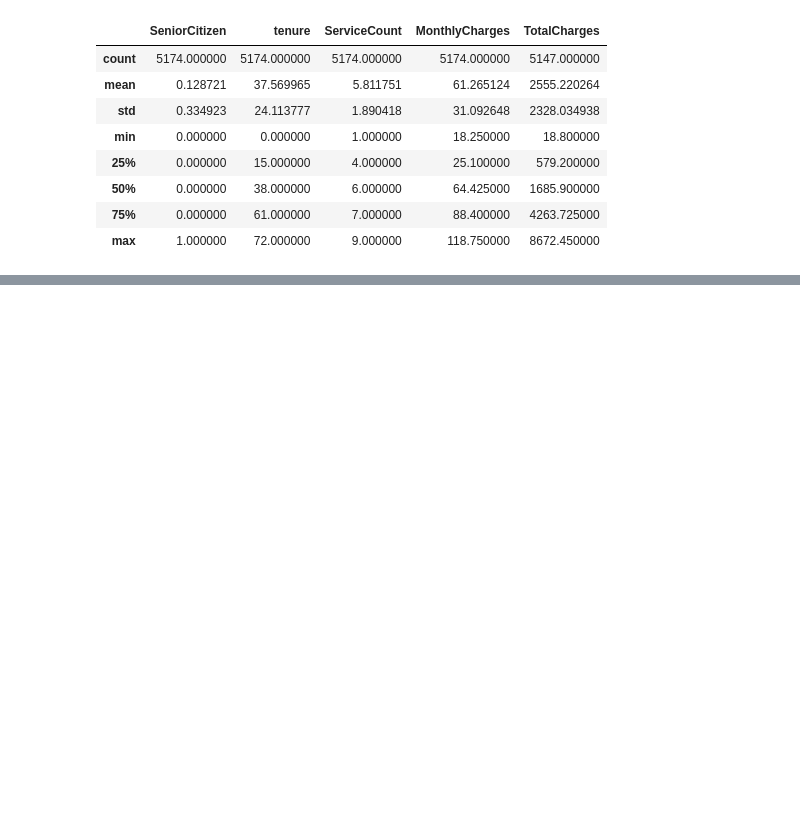
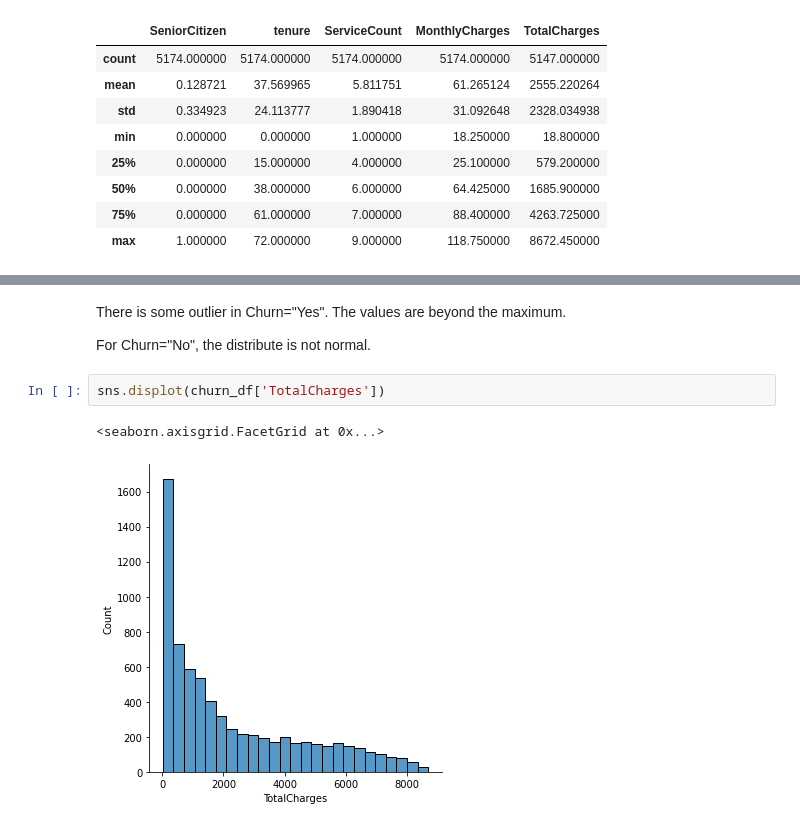
Before and after one commit to bedezub/data-analysis-statistical-thinking, a Jupyter notebook: processes/app.ipynb, the cells around one changed output, grey strips where cells are left out. Cells and saved outputs as stored; diff of their text form; blank space fills up the shorter version.

```diff
--- a/processes/app.ipynb
+++ b/processes/app.ipynb
@@ -150,0 +157,9 @@ churn_df[churn_df['Churn']=='No'].describe()
+# %% [markdown]
+There is some outlier in Churn="Yes". The values are beyond the maximum.
+
+For Churn="No", the distribute is not normal.
+# %%
+sns.displot(churn_df['TotalCharges'])
+# %% [output]
+<seaborn.axisgrid.FacetGrid at 0x...>
+[figure, added]
```
Also changed, not shown: parts of 14 cells of this notebook.
